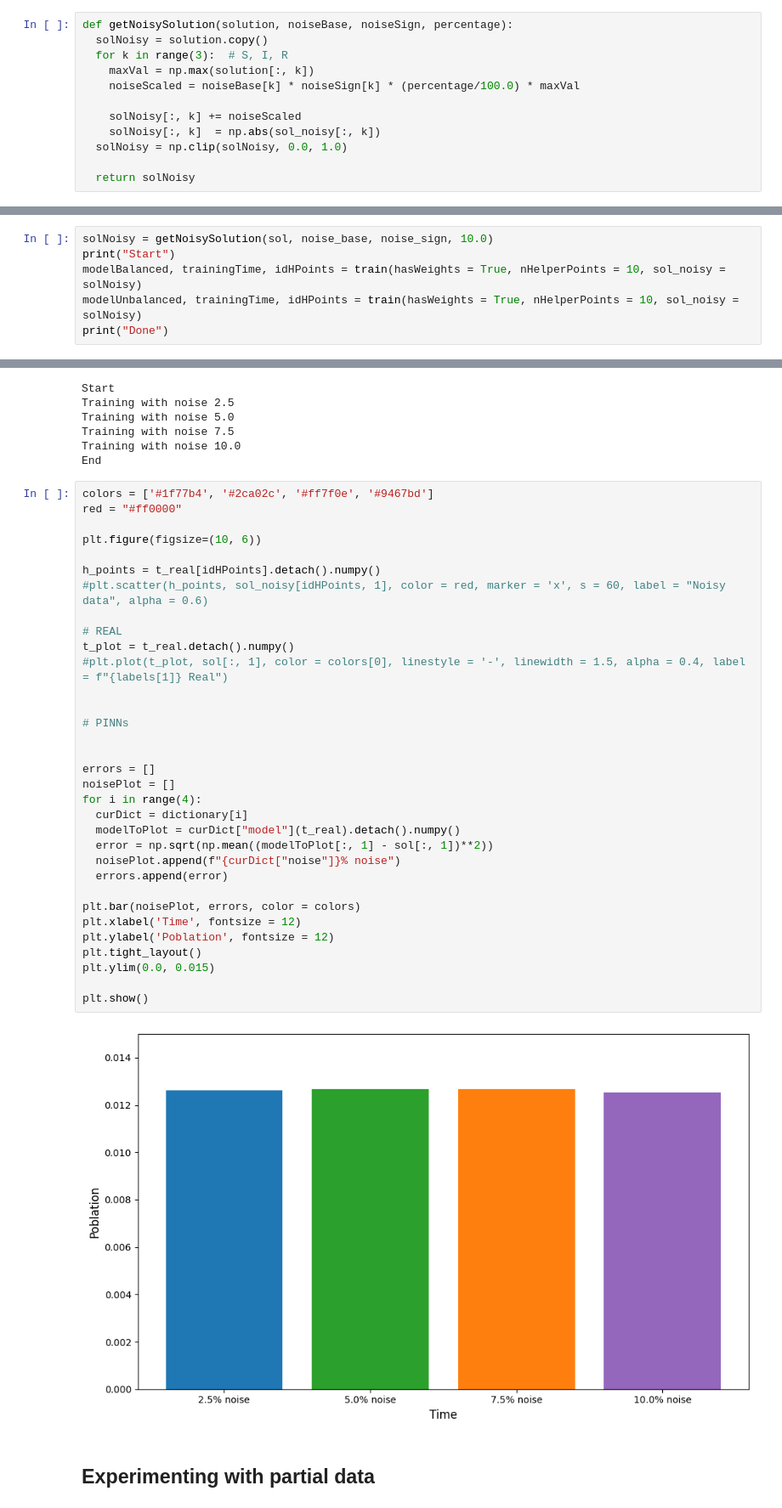
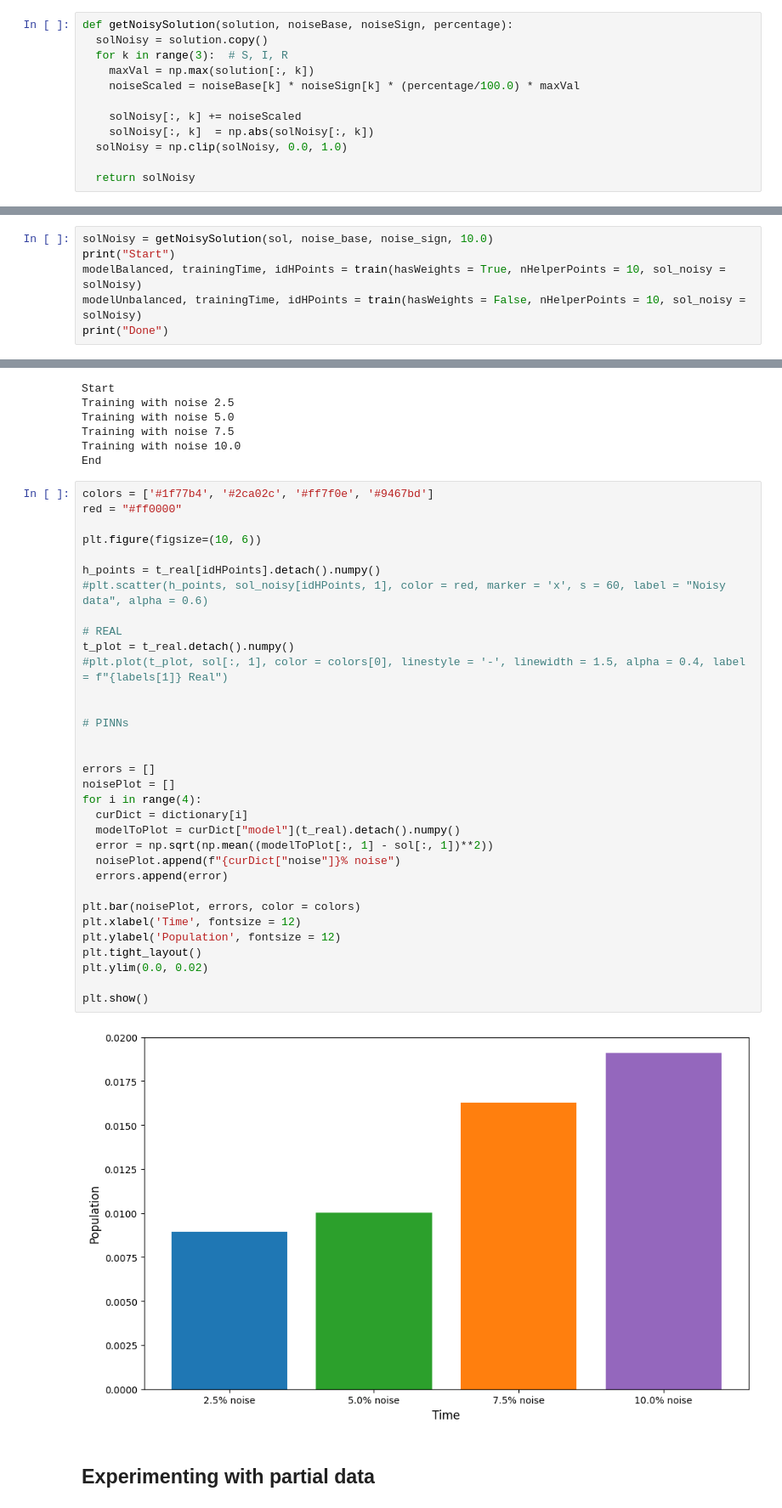
Before and after one commit to DiegoH81/PINNs, a Jupyter notebook: SIR.ipynb, the cells around one changed output, grey strips where cells are left out. Shown at 85% size. Saved outputs shown, nothing was run; the diff lists cells and outputs as text.

```diff
--- a/SIR.ipynb
+++ b/SIR.ipynb
@@ -212,7 +212,7 @@ def getNoisySolution(solution, noiseBase, noiseSign, percentage):
     noiseScaled = noiseBase[k] * noiseSign[k] * (percentage/100.0) * maxVal
 
     solNoisy[:, k] += noiseScaled
-    solNoisy[:, k]  = np.abs(sol_noisy[:, k])
+    solNoisy[:, k]  = np.abs(solNoisy[:, k])
   solNoisy = np.clip(solNoisy, 0.0, 1.0)
 
   return solNoisy
@@ -222,5 +222,5 @@ def getNoisySolution(solution, noiseBase, noiseSign, percentage):
 solNoisy = getNoisySolution(sol, noise_base, noise_sign, 10.0)
 print("Start")
 modelBalanced, trainingTime, idHPoints = train(hasWeights = True, nHelperPoints = 10, sol_noisy = solNoisy)
-modelUnbalanced, trainingTime, idHPoints = train(hasWeights = True, nHelperPoints = 10, sol_noisy = solNoisy)
+modelUnbalanced, trainingTime, idHPoints = train(hasWeights = False, nHelperPoints = 10, sol_noisy = solNoisy)
 print("Done")
@@ -282,36 +285,36 @@ colors = ['#1f77b4', '#2ca02c', '#ff7f0e', '#9467bd']
 red = "#ff0000"
 
 plt.figure(figsize=(10, 6))
 
 h_points = t_real[idHPoints].detach().numpy()
 #plt.scatter(h_points, sol_noisy[idHPoints, 1], color = red, marker = 'x', s = 60, label = "Noisy data", alpha = 0.6)
 
 # REAL
 t_plot = t_real.detach().numpy()
 #plt.plot(t_plot, sol[:, 1], color = colors[0], linestyle = '-', linewidth = 1.5, alpha = 0.4, label = f"{labels[1]} Real")
 
 
 # PINNs
 
 
 errors = []
 noisePlot = []
 for i in range(4):
   curDict = dictionary[i]
   modelToPlot = curDict["model"](t_real).detach().numpy()
   error = np.sqrt(np.mean((modelToPlot[:, 1] - sol[:, 1])**2))
   noisePlot.append(f"{curDict["noise"]}% noise")
   errors.append(error)
 
 plt.bar(noisePlot, errors, color = colors)
 plt.xlabel('Time', fontsize = 12)
-plt.ylabel('Poblation', fontsize = 12)
+plt.ylabel('Population', fontsize = 12)
 plt.tight_layout()
-plt.ylim(0.0, 0.015)
+plt.ylim(0.0, 0.02)
 
 plt.show()
 # %% [output]
-[figure, old version]
+[figure, new version]
 # %% [markdown]
 ## Experimenting with partial data
 # %%
```
Also changed, not shown: parts of 2 cells of this notebook.
